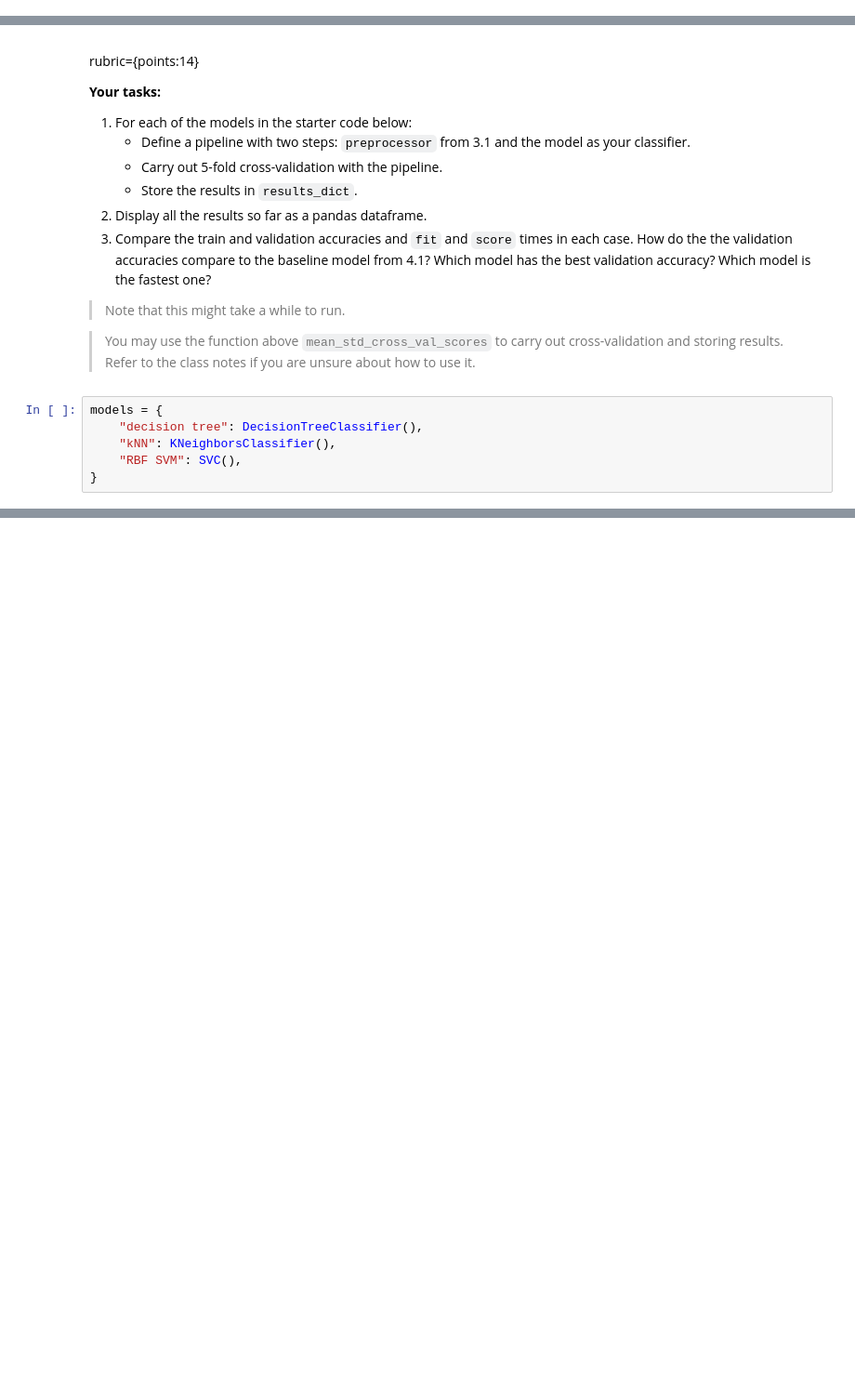
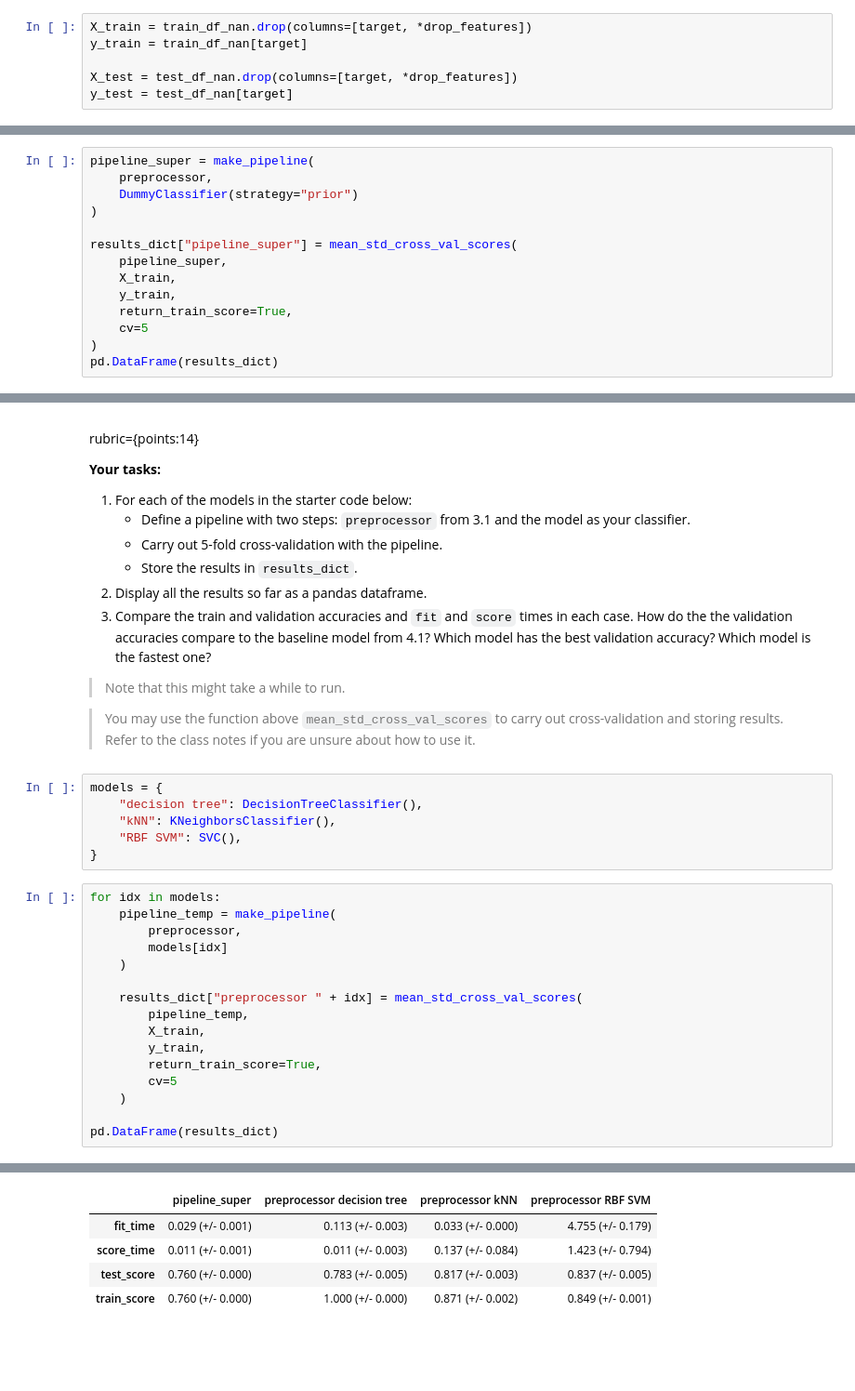
Before and after one commit to olliepression/cpsc330-2022W2, a Jupyter notebook: hw/hw3/hw3.ipynb, the cells around one changed output, grey strips where cells are left out. Shown at 93% size. Cells and saved outputs as stored; diff of their text form; blank space fills up the shorter version.

```diff
--- a/hw/hw3/hw3.ipynb
+++ b/hw/hw3/hw3.ipynb
@@ -193,0 +250,6 @@ rubric={points:4}
+# %%
+X_train = train_df_nan.drop(columns=[target, *drop_features])
+y_train = train_df_nan[target]
+
+X_test = test_df_nan.drop(columns=[target, *drop_features])
+y_test = test_df_nan[target]
@@ -265,3 +372,17 @@ rubric={points:6}
 2. Carry out 5-fold cross-validation with the pipeline. Store the results in `results_dict` above. Display the results as a pandas DataFrame.
 
 > You may use the function `mean_std_cross_val_scores` above to carry out cross-validation and storing results. Refer to the class notes if you are unsure about how to use it.
+# %%
+pipeline_super = make_pipeline(
+    preprocessor,
+    DummyClassifier(strategy="prior")
+)
+
+results_dict["pipeline_super"] = mean_std_cross_val_scores(
+    pipeline_super,
+    X_train,
+    y_train,
+    return_train_score=True,
+    cv=5
+)
+pd.DataFrame(results_dict)
@@ -289,3 +433,20 @@ models = {
     "kNN": KNeighborsClassifier(),
     "RBF SVM": SVC(),
 }
+# %%
+for idx in models:
+    pipeline_temp = make_pipeline(
+        preprocessor,
+        models[idx]
+    )
+
+    results_dict["preprocessor " + idx] = mean_std_cross_val_scores(
+        pipeline_temp,
+        X_train,
+        y_train,
+        return_train_score=True,
+        cv=5
+    )
+
+pd.DataFrame(results_dict)
+# %% [output]
@@ -292,3 +470,8 @@ models = {
+|  | pipeline_super | preprocessor decision tree | preprocessor kNN | preprocessor RBF SVM |
+| fit_time | 0.029 (+/- 0.001) | 0.113 (+/- 0.003) | 0.033 (+/- 0.000) | 4.755 (+/- 0.179) |
+| score_time | 0.011 (+/- 0.001) | 0.011 (+/- 0.003) | 0.137 (+/- 0.084) | 1.423 (+/- 0.794) |
+| test_score | 0.760 (+/- 0.000) | 0.783 (+/- 0.005) | 0.817 (+/- 0.003) | 0.837 (+/- 0.005) |
+| train_score | 0.760 (+/- 0.000) | 1.000 (+/- 0.000) | 0.871 (+/- 0.002) | 0.849 (+/- 0.001) |
 # %% [markdown]
 <br><br>
 # %% [markdown]
```
Also changed, not shown: parts of 18 cells of this notebook, 2 other files.
